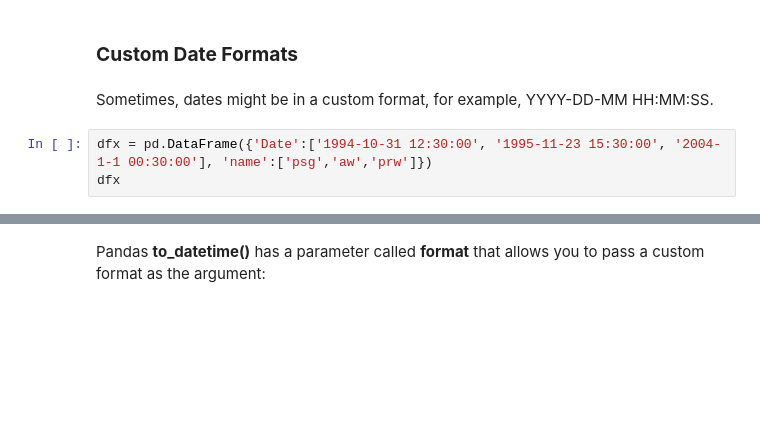
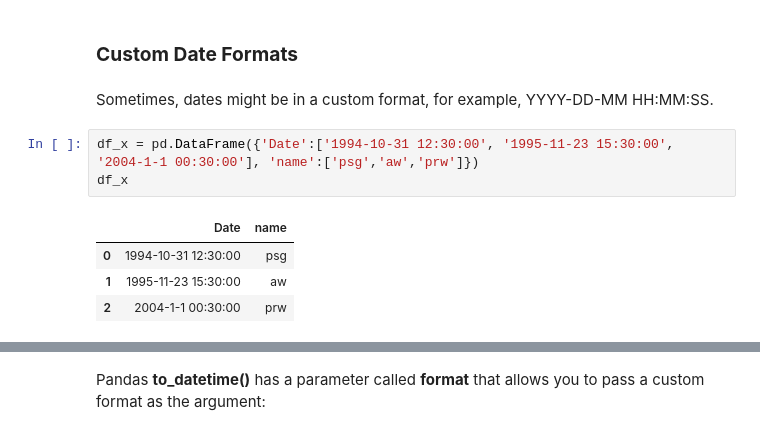
Before and after one commit to ProfessorPatrickSlatraigh/CST2312, a Jupyter notebook: CST2312_WK16CL26_Datetime_06Dec2021.ipynb, the cells around one changed output, grey strips where cells are left out. Drawn from its saved outputs; the diff is of its cells as text; blank space fills up the shorter version.

```diff
--- a/CST2312_WK16CL26_Datetime_06Dec2021.ipynb
+++ b/CST2312_WK16CL26_Datetime_06Dec2021.ipynb
@@ -197,5 +291,10 @@ print(selection[:10])
 # %% [markdown]
 Sometimes, dates might be in a custom format, for example, YYYY-DD-MM HH:MM:SS.
 # %%
-dfx = pd.DataFrame({'Date':['1994-10-31 12:30:00', '1995-11-23 15:30:00', '2004-1-1 00:30:00'], 'name':['psg','aw','prw']})
-dfx
+df_x = pd.DataFrame({'Date':['1994-10-31 12:30:00', '1995-11-23 15:30:00', '2004-1-1 00:30:00'], 'name':['psg','aw','prw']})
+df_x
+# %% [output]
+|  | Date | name |
+| 0 | 1994-10-31 12:30:00 | psg |
+| 1 | 1995-11-23 15:30:00 | aw |
+| 2 | 2004-1-1 00:30:00 | prw |
```
Also changed, not shown: parts of 34 cells of this notebook.
